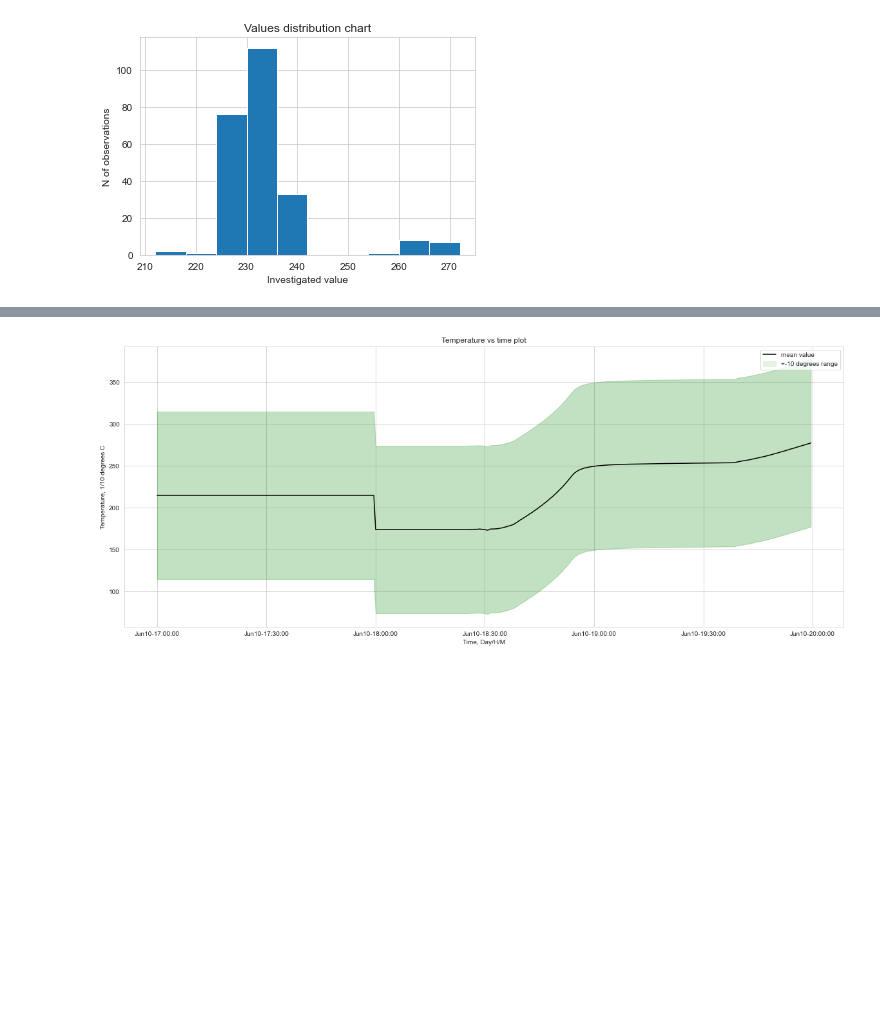
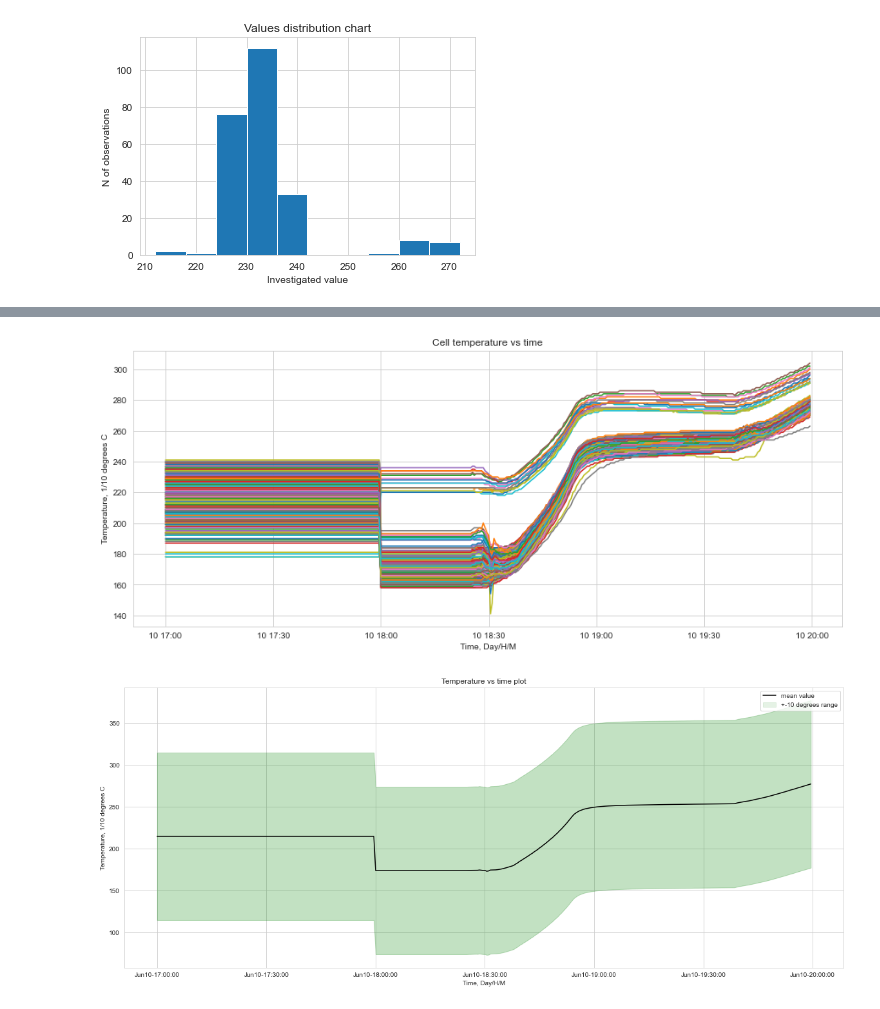
Before and after one commit to 314ka4y/Anomaly-detection-project, a Jupyter notebook: Anomaly_detection.ipynb, the cells around one changed output, grey strips where cells are left out. Saved outputs shown, nothing was run; the diff lists cells and outputs as text; code cells hidden in the pictures; blank space fills up the shorter version.

```diff
--- a/Anomaly_detection.ipynb
+++ b/Anomaly_detection.ipynb
@@ -409,6 +377,22 @@ def show_boundaries(dataframe,  thresholds, voltage = True):
     plt.legend()
     plt.show()
 
+def plot_sensors(df, voltage = True):
+    fig, axs = plt.subplots(figsize = (15, 6))
+    plt.plot(df)
+    if voltage:
+        axs.set_title("Cell voltage vs time")
+    else:
+        axs.set_title("Cell temperature vs time")
+    axs.set_xlabel("Time, Day/H/M")
+    if voltage:
+        axs.set_ylabel("Voltage, mV")
+    else:
+        axs.set_ylabel("Temperature, 1/10 degrees C")
+    if voltage:
+        plt.ylim(2600,3600)
+    plt.show()
+
 
 def show_sensors(dataframe, faulty_sensors, thresholds):
     fig, axs = plt.subplots(figsize = (20, 8))
@@ -929,3 +878,7 @@ thresholds_temp = create_thresholds(df_30sec_temp, std = False)
+# %%
+plot_sensors(df_30sec_temp, False)
+# %% [output]
+[figure, added]
 # %%
 show_boundaries(df_30sec_temp, thresholds_temp, False)
 # %% [output]
```
Also changed, not shown: parts of 188 cells of this notebook.
